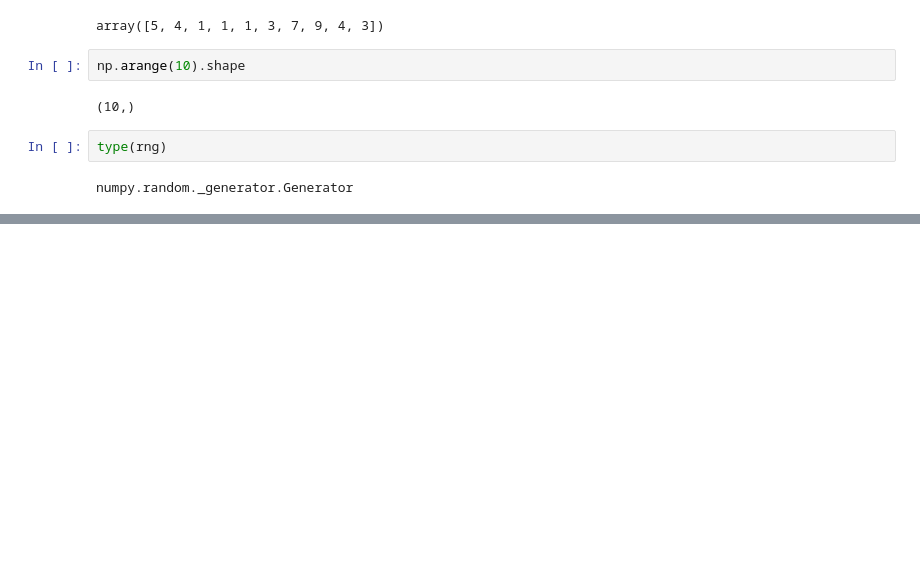
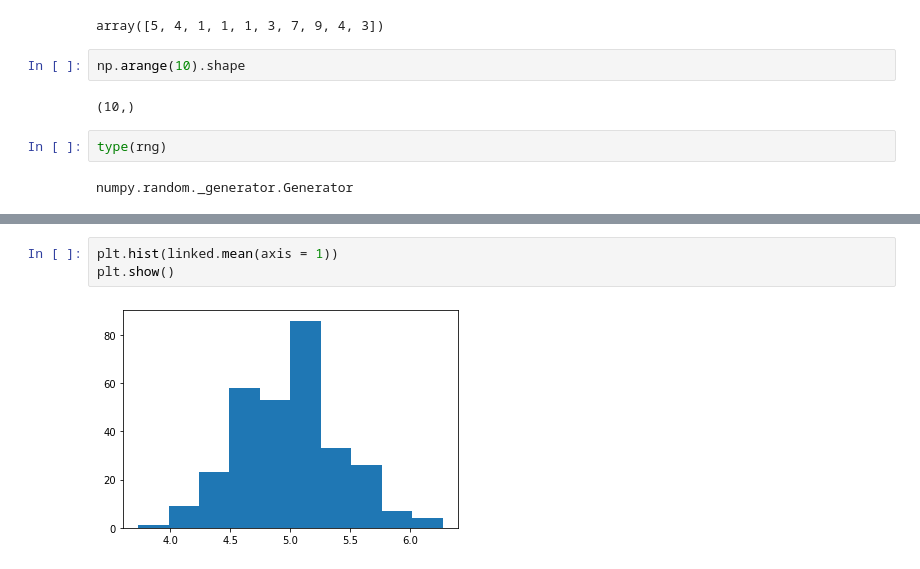
Before and after one commit to RacimoLab/simGL, a Jupyter notebook: notebook/simGL.ipynb, the cells around one changed output, grey strips where cells are left out. Cells and saved outputs as stored; diff of their text form; blank space fills up the shorter version.

```diff
--- a/notebook/simGL.ipynb
+++ b/notebook/simGL.ipynb
@@ -1924,0 +2052,5 @@ numpy.random._generator.Generator
+# %%
+plt.hist(linked.mean(axis = 1))
+plt.show()
+# %% [output]
+[figure, added]
```
Also changed, not shown: parts of 10 cells of this notebook, 1 other file.
